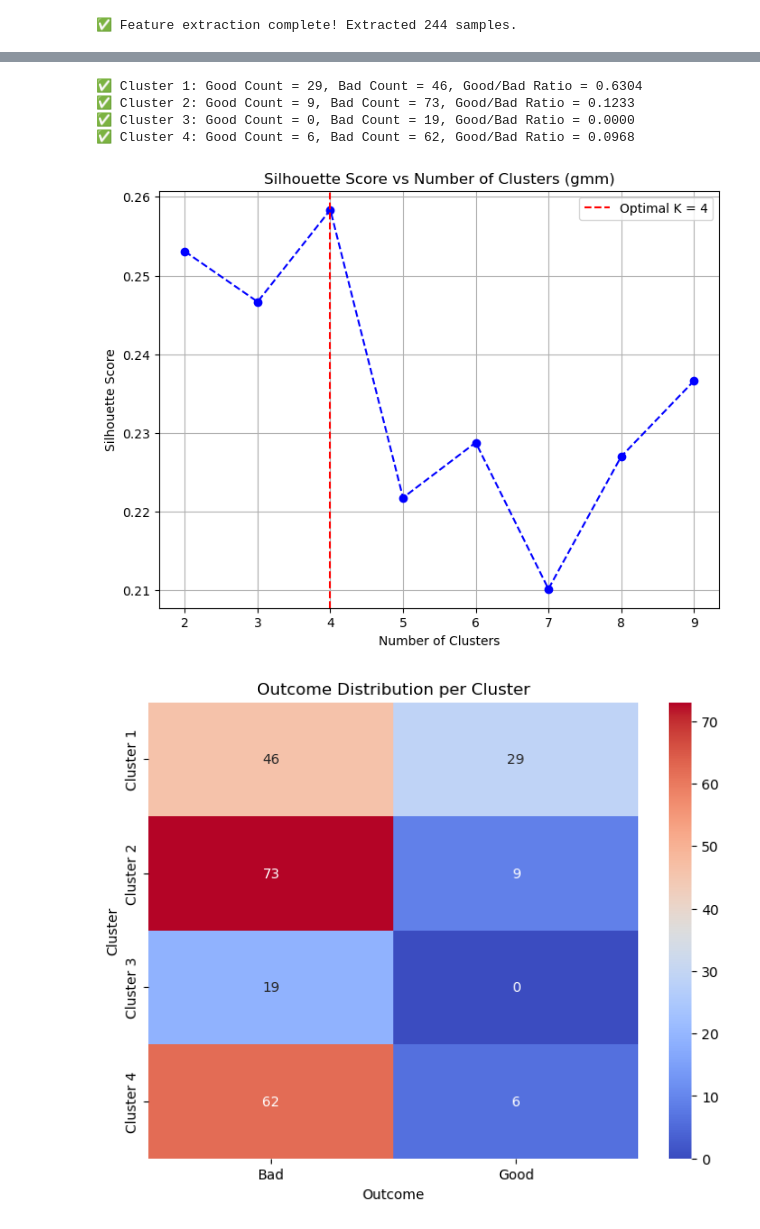
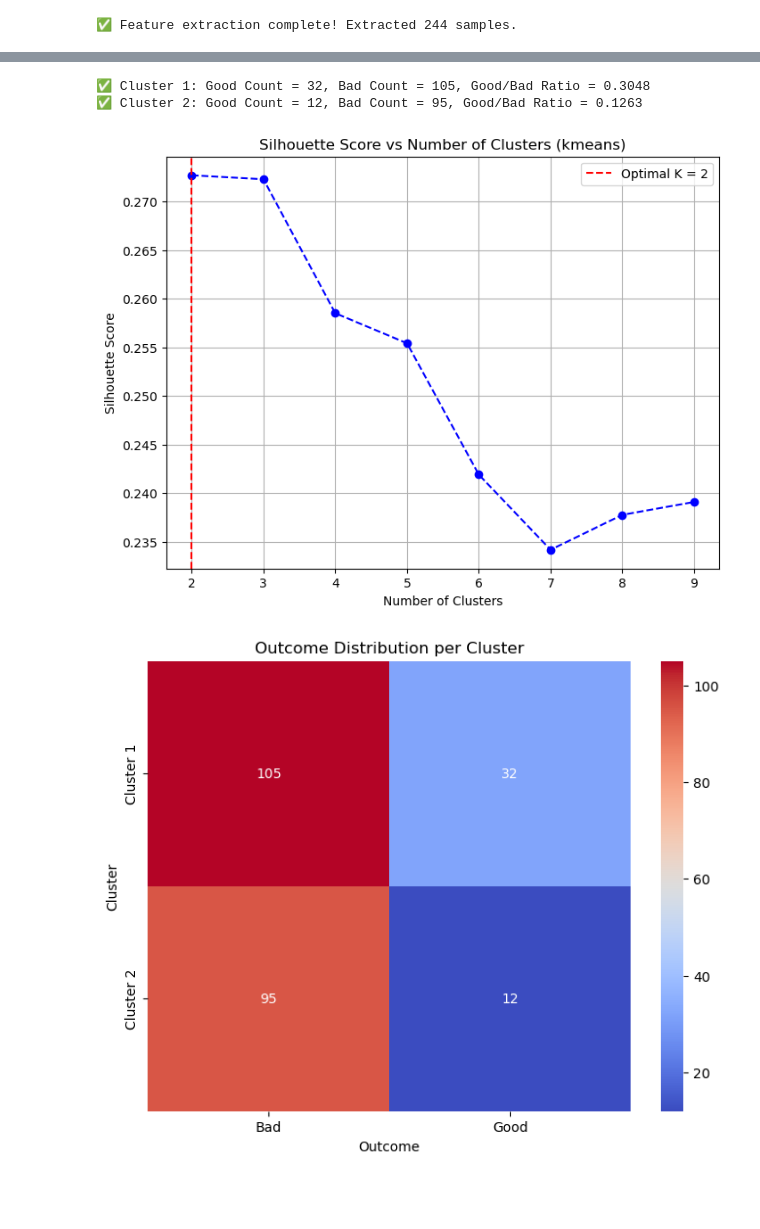
Before and after one commit to Zackary3yin/24MengSpike_final, a Jupyter notebook: Main Progress.ipynb, the cells around one changed output, grey strips where cells are left out. Saved outputs shown, nothing was run; the diff lists cells and outputs as text; code cells hidden in the pictures; blank space fills up the shorter version.

```diff
--- a/Main Progress.ipynb
+++ b/Main Progress.ipynb
@@ -1608,12 +1629,10 @@ def run_clustering_analysis(latent_features, labels, method='kmeans', min_cluste
     return best_labels, optimal_clusters, contingency_table, group_good_bad_ratios, global_ratio, chi2, p, dof, expected, t_stat, t_p_value
 # %%
 cluster_labels, optimal_clusters, contingency_table, group_ratios, global_ratio, chi2, p, dof, expected, t_stat, t_p = run_clustering_analysis(
-    latent_features, labels, method='gmm'  # support 'kmeans', 'gmm', 'agglo', 'spectral'
+    latent_features, labels, method='kmeans'  # support 'kmeans', 'gmm', 'agglo', 'spectral'
 )
 # %% [output]
-✅ Cluster 1: Good Count = 29, Bad Count = 46, Good/Bad Ratio = 0.6304
-✅ Cluster 2: Good Count = 9, Bad Count = 73, Good/Bad Ratio = 0.1233
-✅ Cluster 3: Good Count = 0, Bad Count = 19, Good/Bad Ratio = 0.0000
-✅ Cluster 4: Good Count = 6, Bad Count = 62, Good/Bad Ratio = 0.0968
+✅ Cluster 1: Good Count = 32, Bad Count = 105, Good/Bad Ratio = 0.3048
+✅ Cluster 2: Good Count = 12, Bad Count = 95, Good/Bad Ratio = 0.1263
-[figure, old version]
+[figure, new version]
-[figure, old version]
+[figure, new version]
```
Also changed, not shown: parts of 14 cells of this notebook.
